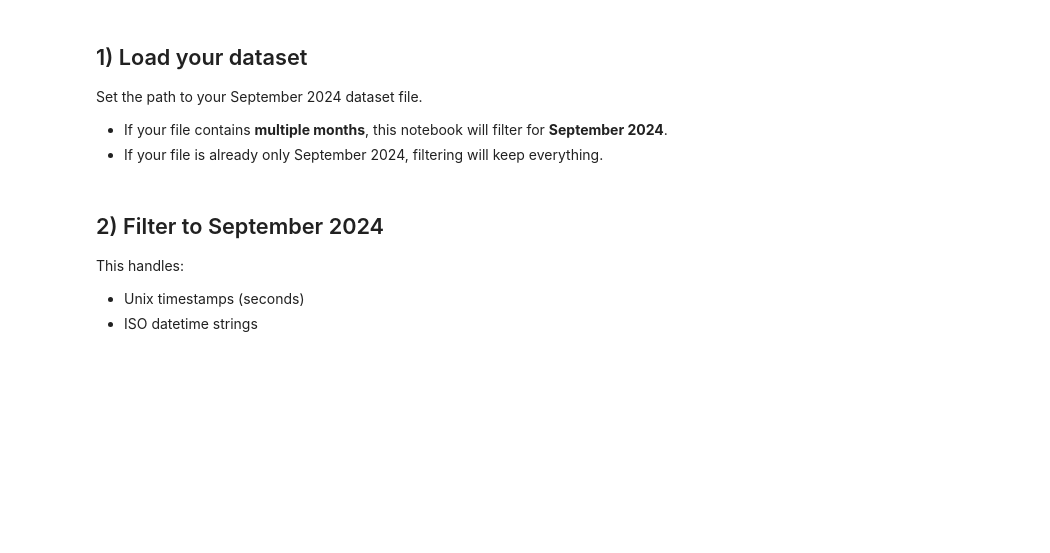
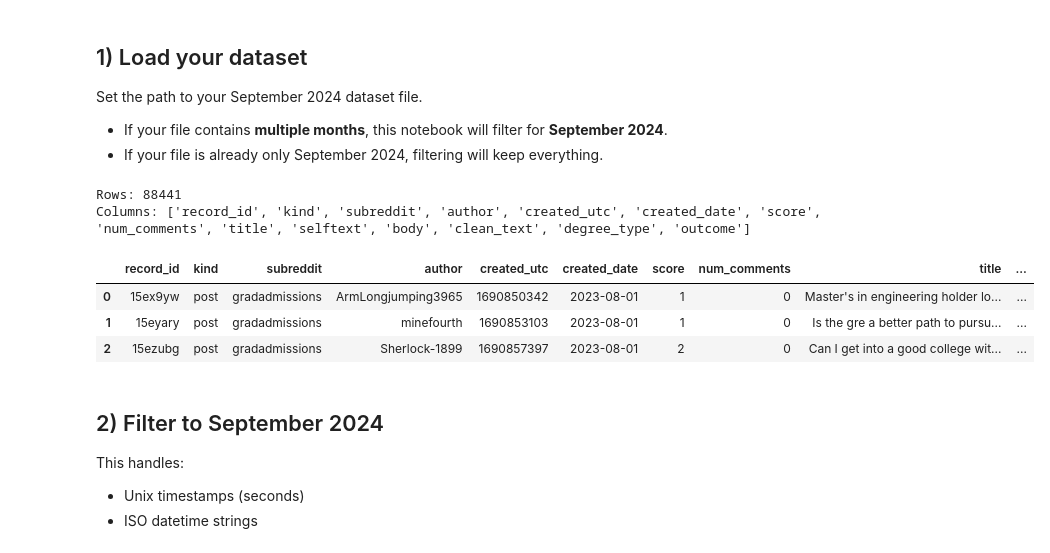
Before and after one commit to bulkpool/reddit-gradadmissions-distress, a Jupyter notebook: gradadmissions_sept2024_topic_sentiment.ipynb, the cells around one changed output. Saved outputs shown, nothing was run; the diff lists cells and outputs as text; code cells hidden in the pictures; blank space fills up the shorter version.

```diff
--- a/gradadmissions_sept2024_topic_sentiment.ipynb
+++ b/gradadmissions_sept2024_topic_sentiment.ipynb
@@ -60,20 +60,27 @@ Set the path to your September 2024 dataset file.
 - If your file is already only September 2024, filtering will keep everything.
 # %%
 # TODO: Update this path
-DATA_PATH = 'r_gradadmissions_posts.jsonl'   # <-- change filename
+DATA_PATH = 'r_gradadmissions_posts.cleaned.jsonl'   # <-- change filename
 
 # If JSONL
 df = pd.read_json(DATA_PATH, lines=True)
 
 # ---- Column mapping (adjust if needed) ----
 # Expected columns: created_utc (timestamp), title, selftext
 CREATED_COL = 'created_utc'
 TITLE_COL = 'title'
 BODY_COL = 'selftext'
 
 print('Rows:', len(df))
 print('Columns:', df.columns.tolist())
 df.head(3)
+# %% [output]
+Rows: 88441
+Columns: ['record_id', 'kind', 'subreddit', 'author', 'created_utc', 'created_date', 'score', 'num_comments', 'title', 'selftext', 'body', 'clean_text', 'degree_type', 'outcome']
+|  | record_id | kind | subreddit | author | created_utc | created_date | score | num_comments | title | ... |
+| 0 | 15ex9yw | post | gradadmissions | ArmLongjumping3965 | 1690850342 | 2023-08-01 | 1 | 0 | Master's in engineering holder lo... | ... |
+| 1 | 15eyary | post | gradadmissions | minefourth | 1690853103 | 2023-08-01 | 1 | 0 | Is the gre a better path to pursu... | ... |
+| 2 | 15ezubg | post | gradadmissions | Sherlock-1899 | 1690857397 | 2023-08-01 | 2 | 0 | Can I get into a good college wit... | ... |
 # %% [markdown]
 ## 2) Filter to September 2024
 
```
Also changed, not shown: parts of 12 cells of this notebook, 28 other files.
